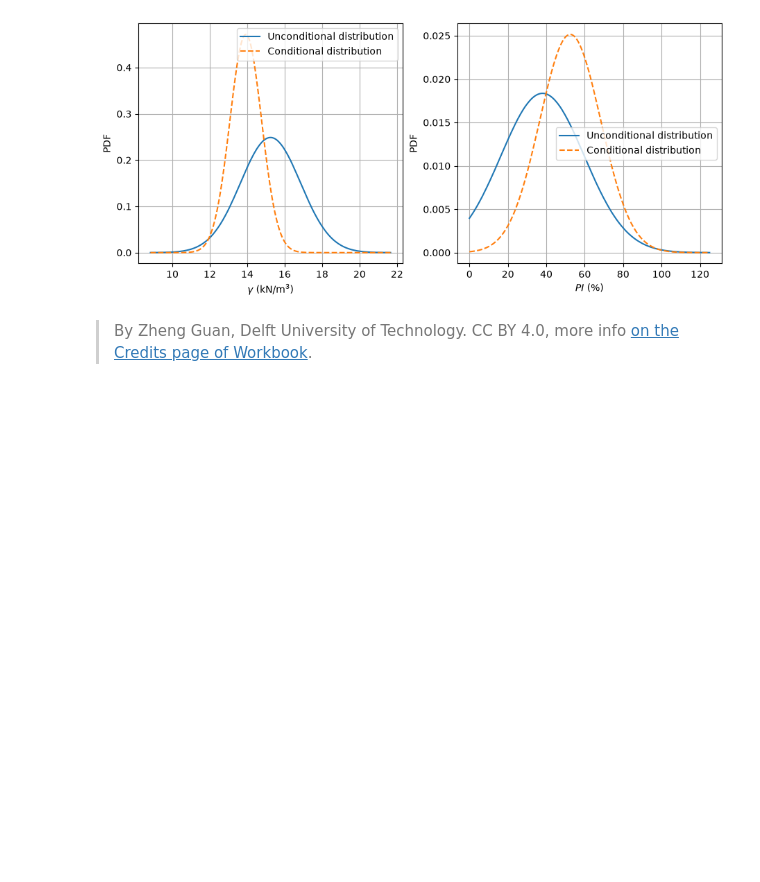
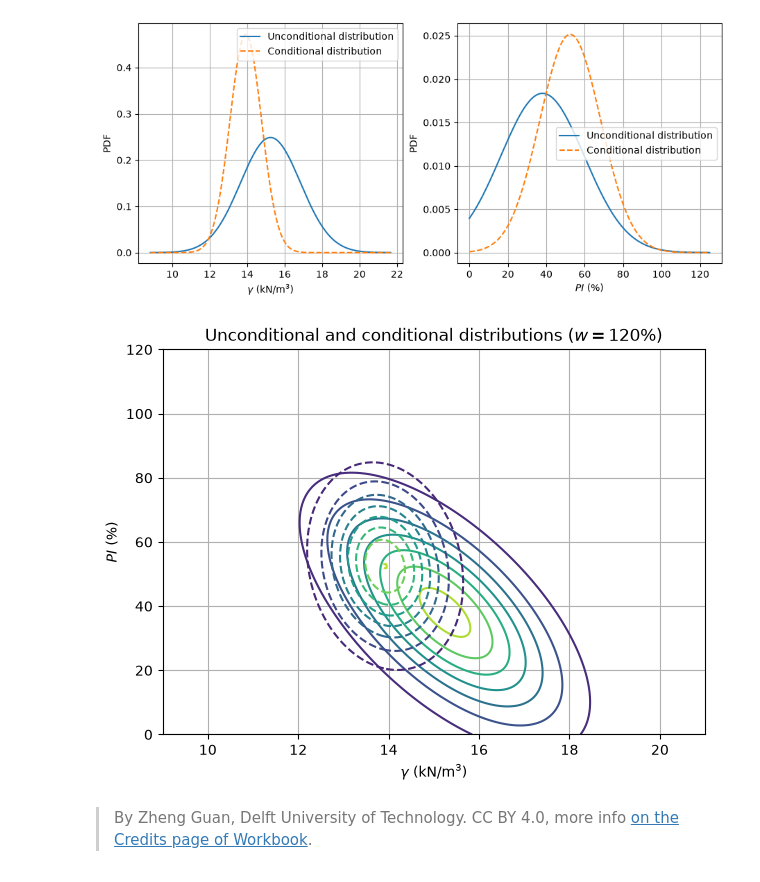
Before and after one commit to mangl308/GA1.5, a Jupyter notebook: Gaussian_Soil.ipynb, the cells around one changed output. Drawn from its saved outputs; the diff is of its cells as text; code cells hidden in the pictures; blank space fills up the shorter version.

```diff
--- a/Gaussian_Soil.ipynb
+++ b/Gaussian_Soil.ipynb
@@ -604,40 +604,42 @@ X = np.column_stack([np.concatenate(G.T), np.concatenate(I.T)])
 Z_uncond = multivariate_normal(mean=uncond_mu,cov=uncond_cov).pdf(X)
 
 # Conditional joint PDF given w = 120%
-Z_cond = multivariate_normal(mean=condit,cov=cond_cov).pdf(X)
+Z_cond = multivariate_normal(mean=cond_mu_vector,cov=cond_sigma_matrix).pdf(X)
 
 # Convert the PDF values back to the two-dimensional grid
-Z_uncond = ### YOUR CODE HERE ###
-Z_cond = ### YOUR CODE HERE ###
+Z_uncond = Z_uncond.reshape(G.shape).T
+Z_cond = Z_cond.reshape(G.shape).T
 
 
 # ---------------------------------------------------------
 # 4. Plot the contours
 # ---------------------------------------------------------
 
 fig, ax = plt.subplots(figsize=(7, 5))
 
 ax.contour(
     G, I, Z_uncond,
     levels=8,
     linestyles='-'
 )
 
 ax.contour(
     G, I, Z_cond,
     levels=8,
     linestyles='--'
 )
 
 ax.grid()
 
 ax.set_xlabel(r'$\gamma$ (kN/m$^3$)')
 ax.set_ylabel(r'$PI$ (%)')
 
 ax.set_title(
     r'Unconditional and conditional distributions ($w=120\%$)'
 )
 
 plt.show()
+# %% [output]
+[figure, added]
 # %% [markdown]
 > By Zheng Guan, Delft University of Technology. CC BY 4.0, more info [on the Credits page of Workbook](https://mude.citg.tudelft.nl/workbook-2026/credits.html).
```
